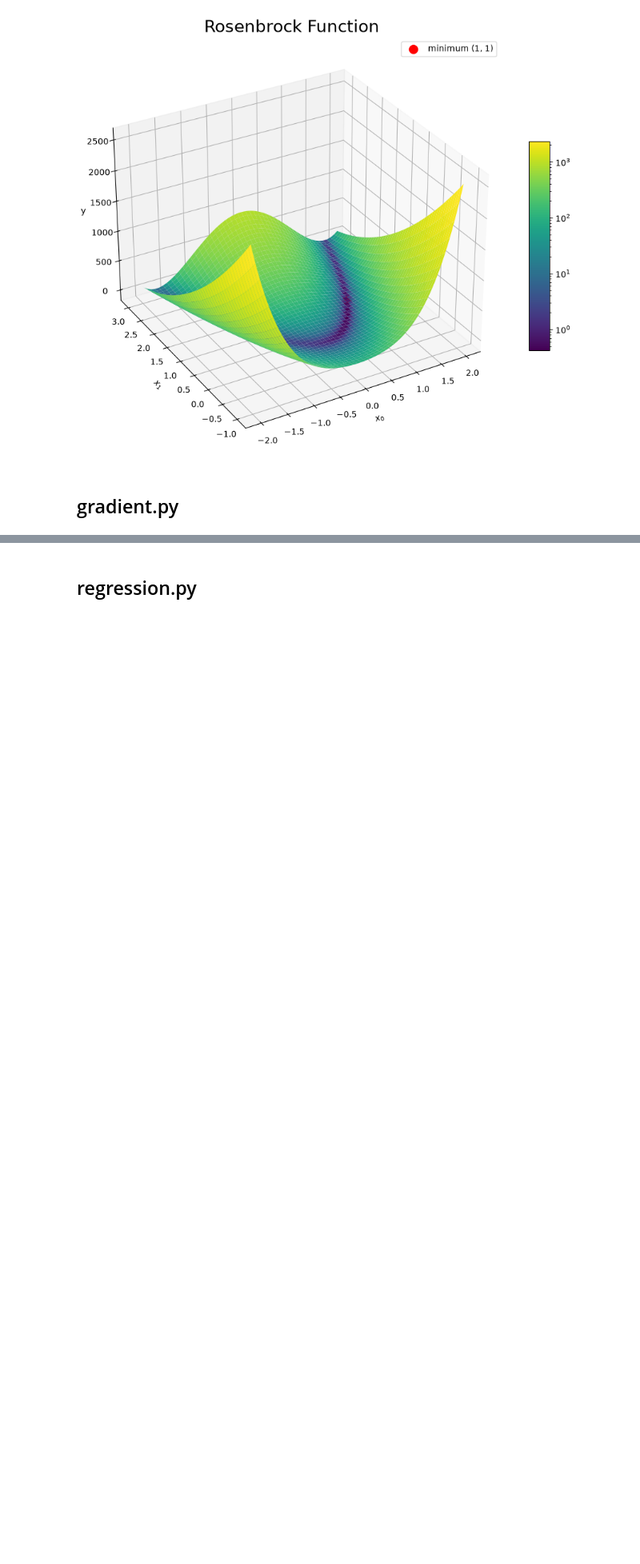
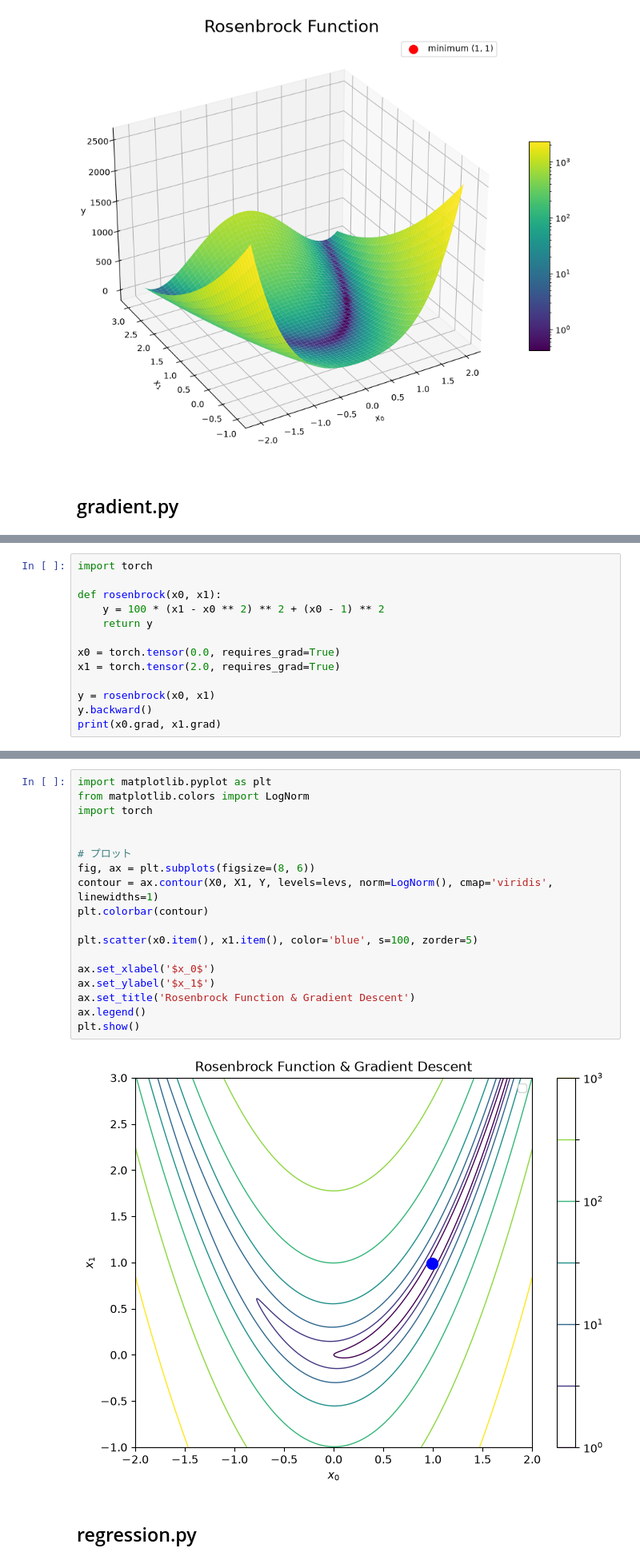
Before and after one commit to kyoropppp/2606_zero5, a Jupyter notebook: deep-learning-from-scratch-5/notebooks/06_pytorch.ipynb, the cells around one changed output, grey strips where cells are left out. Shown at 80% size. Drawn from its saved outputs; the diff is of its cells as text; blank space fills up the shorter version.

```diff
--- a/deep-learning-from-scratch-5/notebooks/06_pytorch.ipynb
+++ b/deep-learning-from-scratch-5/notebooks/06_pytorch.ipynb
@@ -101,0 +85,13 @@ plt.show()
+# %%
+import torch
+
+def rosenbrock(x0, x1):
+    y = 100 * (x1 - x0 ** 2) ** 2 + (x0 - 1) ** 2
+    return y
+
+x0 = torch.tensor(0.0, requires_grad=True)
+x1 = torch.tensor(2.0, requires_grad=True)
+
+y = rosenbrock(x0, x1)
+y.backward()
+print(x0.grad, x1.grad)
@@ -172,3 +178,23 @@ print(x0.item(), x1.item())
+# %%
+import matplotlib.pyplot as plt
+from matplotlib.colors import LogNorm
+import torch
+
+
+# プロット
+fig, ax = plt.subplots(figsize=(8, 6))
+contour = ax.contour(X0, X1, Y, levels=levs, norm=LogNorm(), cmap='viridis', linewidths=1)
+plt.colorbar(contour)
+
+plt.scatter(x0.item(), x1.item(), color='blue', s=100, zorder=5)
+
+ax.set_xlabel('$x_0$')
+ax.set_ylabel('$x_1$')
+ax.set_title('Rosenbrock Function & Gradient Descent')
+ax.legend()
+plt.show()
+# %% [output]
+[figure, added]
 # %% [markdown]
 ## regression.py
 # %%
```
Also changed, not shown: parts of 5 cells of this notebook.
